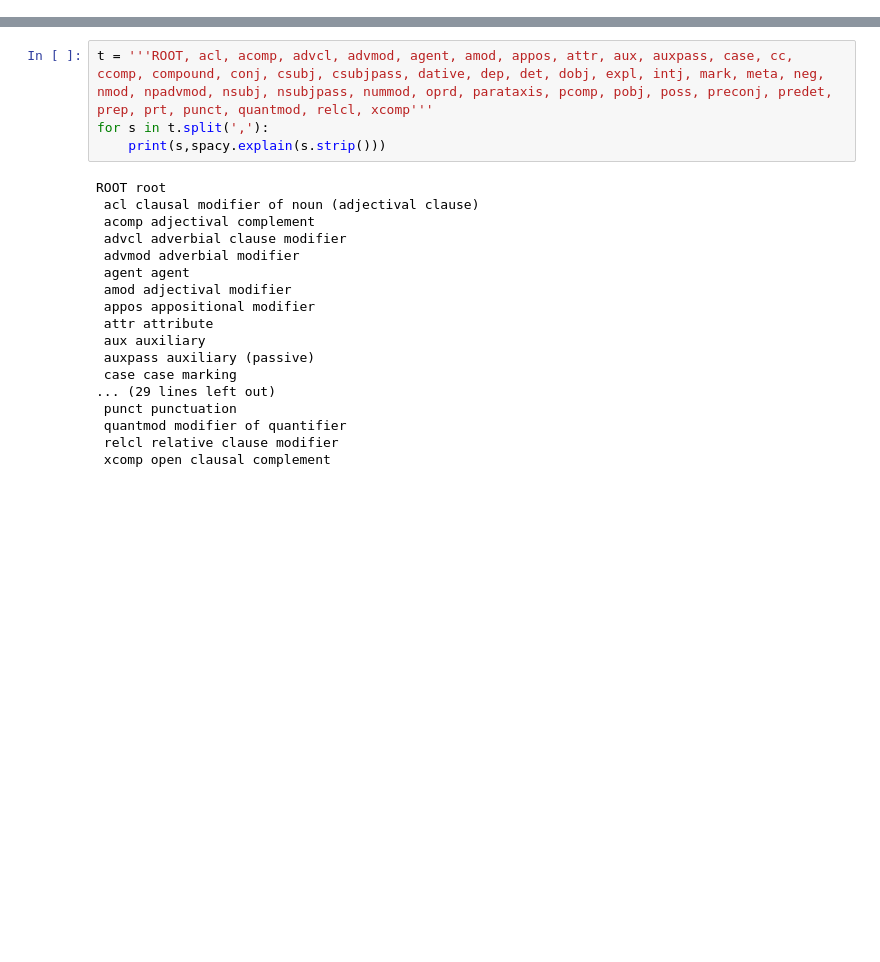
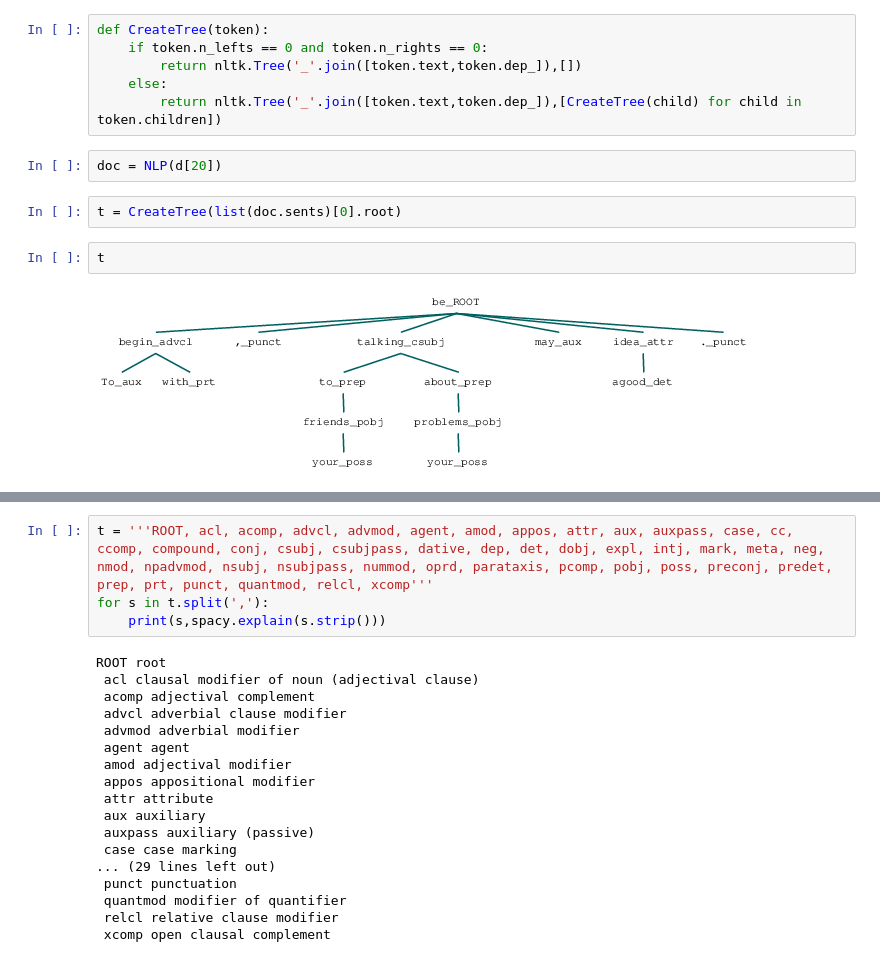
Before and after one commit to Zhurp2020/aes-with-bert, a Jupyter notebook: feature.ipynb, the cells around one changed output, grey strips where cells are left out. Drawn from its saved outputs; the diff is of its cells as text; blank space fills up the shorter version.

```diff
--- a/feature.ipynb
+++ b/feature.ipynb
@@ -36,0 +59,14 @@ m
+# %%
+def CreateTree(token):
+    if token.n_lefts == 0 and token.n_rights == 0:
+        return nltk.Tree('_'.join([token.text,token.dep_]),[])
+    else:
+        return nltk.Tree('_'.join([token.text,token.dep_]),[CreateTree(child) for child in token.children])
+# %%
+doc = NLP(d[20])
+# %%
+t = CreateTree(list(doc.sents)[0].root)
+# %%
+t
+# %% [output]
+[figure, added]
```
Also changed, not shown: parts of 25 cells of this notebook, 15 other files.
